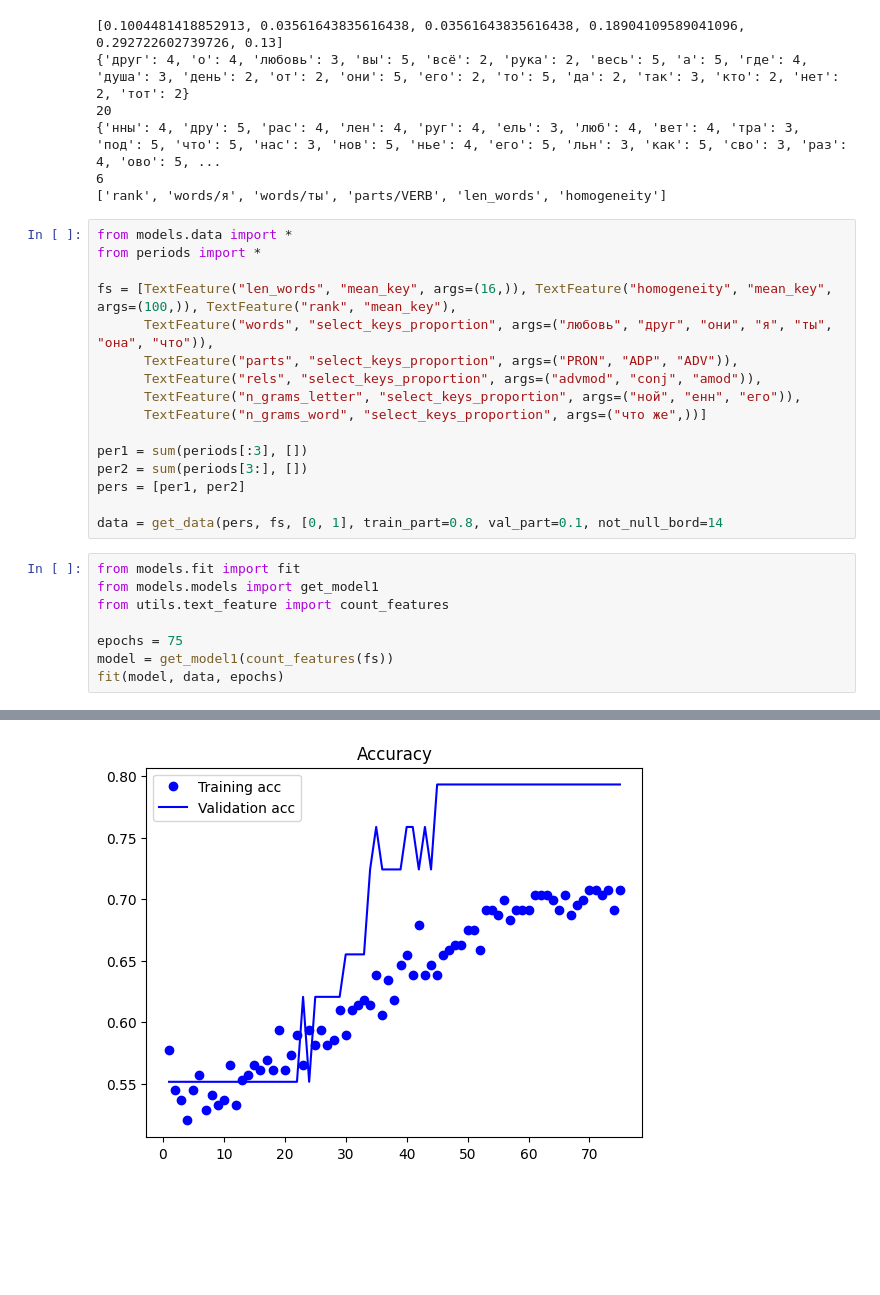
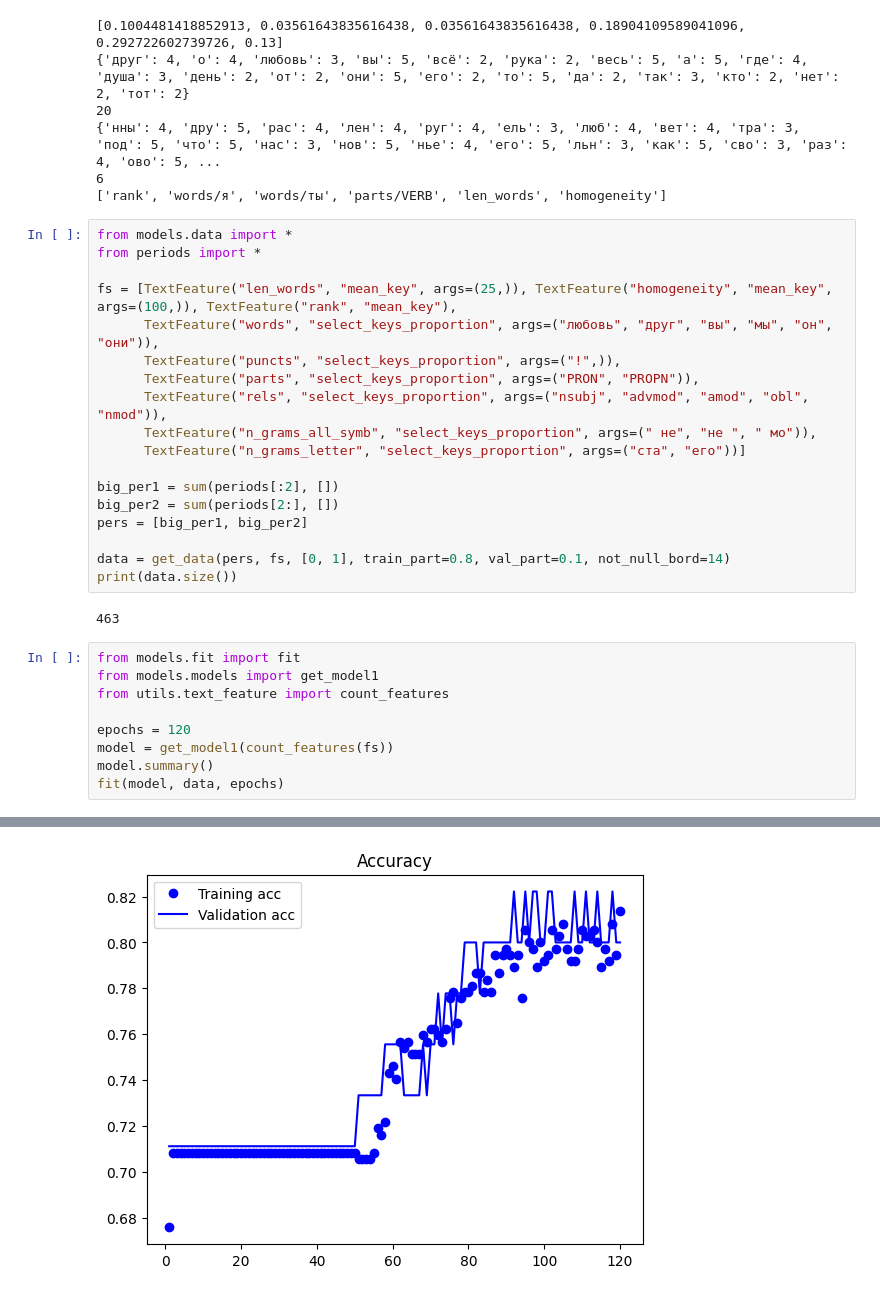
Before and after one commit to gudkovst/Analysis-Pushkin-style, a Jupyter notebook: example.ipynb, the cells around one changed output, grey strips where cells are left out. Cells and saved outputs as stored; diff of their text form; blank space fills up the shorter version.

Commit message:
second model

```diff
--- a/example.ipynb
+++ b/example.ipynb
@@ -29,24 +29,29 @@ print(get_names(fs))
 from models.data import *
 from periods import *
 
-fs = [TextFeature("len_words", "mean_key", args=(16,)), TextFeature("homogeneity", "mean_key", args=(100,)), TextFeature("rank", "mean_key"),
-      TextFeature("words", "select_keys_proportion", args=("любовь", "друг", "они", "я", "ты", "она", "что")),
-      TextFeature("parts", "select_keys_proportion", args=("PRON", "ADP", "ADV")),
-      TextFeature("rels", "select_keys_proportion", args=("advmod", "conj", "amod")),
-      TextFeature("n_grams_letter", "select_keys_proportion", args=("ной", "енн", "его")),
-      TextFeature("n_grams_word", "select_keys_proportion", args=("что же",))]
+fs = [TextFeature("len_words", "mean_key", args=(25,)), TextFeature("homogeneity", "mean_key", args=(100,)), TextFeature("rank", "mean_key"),
+      TextFeature("words", "select_keys_proportion", args=("любовь", "друг", "вы", "мы", "он", "они")),
+      TextFeature("puncts", "select_keys_proportion", args=("!",)),
+      TextFeature("parts", "select_keys_proportion", args=("PRON", "PROPN")),
+      TextFeature("rels", "select_keys_proportion", args=("nsubj", "advmod", "amod", "obl", "nmod")),
+      TextFeature("n_grams_all_symb", "select_keys_proportion", args=(" не", "не ", " мо")),
+      TextFeature("n_grams_letter", "select_keys_proportion", args=("ста", "его"))]
 
-per1 = sum(periods[:3], [])
-per2 = sum(periods[3:], [])
-pers = [per1, per2]
+big_per1 = sum(periods[:2], [])
+big_per2 = sum(periods[2:], [])
+pers = [big_per1, big_per2]
 
-data = get_data(pers, fs, [0, 1], train_part=0.8, val_part=0.1, not_null_bord=14
+data = get_data(pers, fs, [0, 1], train_part=0.8, val_part=0.1, not_null_bord=14)
+print(data.size())
+# %% [output]
+463
 # %%
 from models.fit import fit
 from models.models import get_model1
 from utils.text_feature import count_features
 
-epochs = 75
+epochs = 120
 model = get_model1(count_features(fs))
+model.summary()
 fit(model, data, epochs)
 # %% [output]
@@ -71,4 +76,4 @@ Epoch 75/75
-[figure, old version]
+[figure, new version]
 # %%
 from models.data import *
 
```
Also changed, not shown: parts of 6 cells of this notebook, 3 other files.
